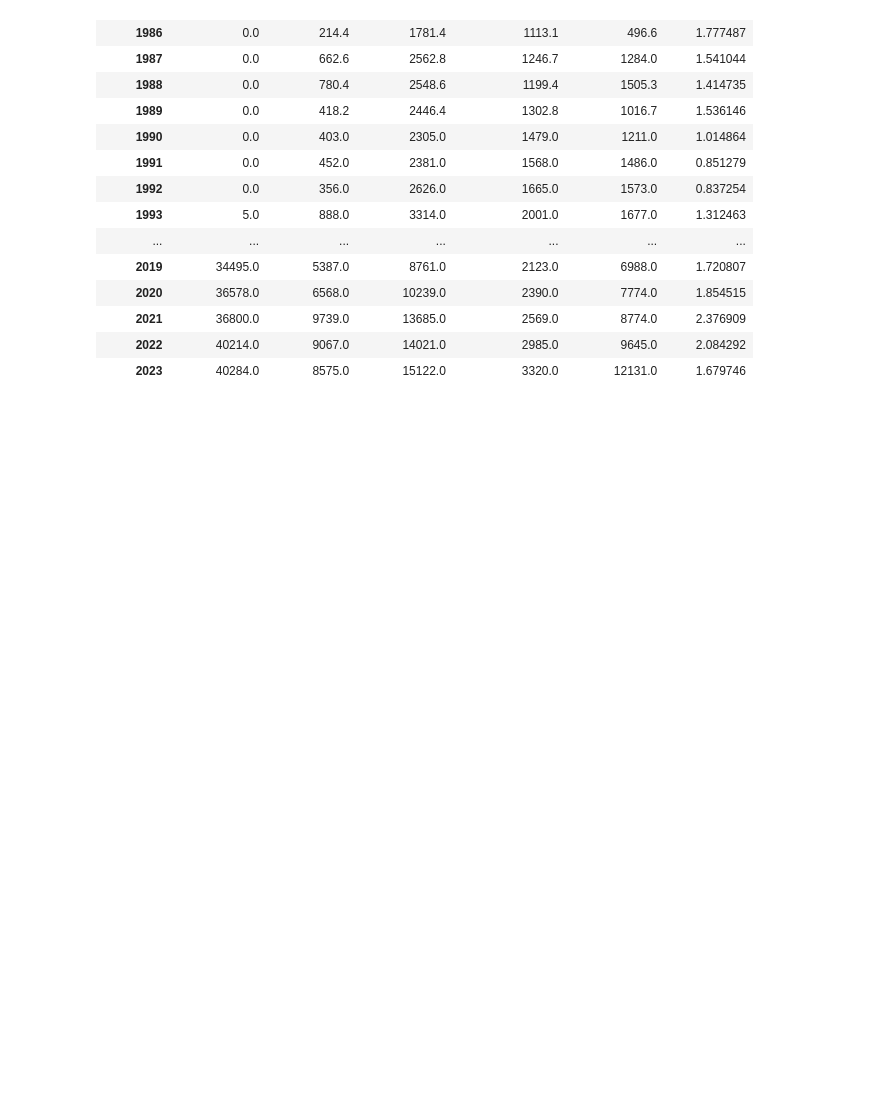
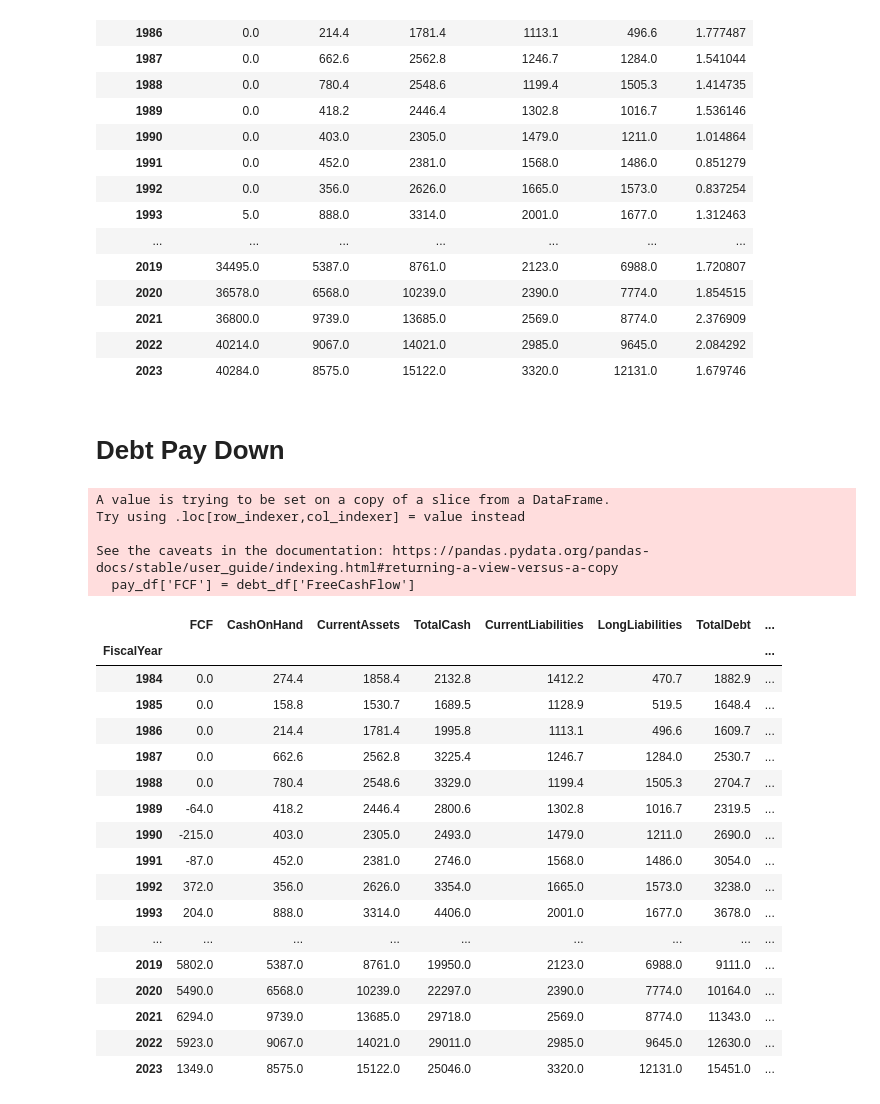
Before and after one commit to harveywargo2/Freedom-Fund-Repo, a Jupyter notebook: Analysis-NoteBooks/TXN-Texas_Instruments/Analysis-Debt.ipynb, the cells around one changed output. Saved outputs shown, nothing was run; the diff lists cells and outputs as text; code cells hidden in the pictures; blank space fills up the shorter version.

```diff
--- a/Analysis-NoteBooks/TXN-Texas_Instruments/Analysis-Debt.ipynb
+++ b/Analysis-NoteBooks/TXN-Texas_Instruments/Analysis-Debt.ipynb
@@ -99,3 +99,39 @@ See the caveats in the documentation: https://pandas.pydata.org/pandas-docs/stab
 | 2021 | 36800.0 | 9739.0 | 13685.0 | 2569.0 | 8774.0 | 2.376909 |
 | 2022 | 40214.0 | 9067.0 | 14021.0 | 2985.0 | 9645.0 | 2.084292 |
 | 2023 | 40284.0 | 8575.0 | 15122.0 | 3320.0 | 12131.0 | 1.679746 |
+# %% [markdown]
+# Debt Pay Down
+# %%
+pay_df = ctd_df[['CashOnHand', 'CurrentAssets', 'CurrentLiabilities', 'LongLiabilities']]
+pay_df['FCF'] = debt_df['FreeCashFlow']
+pay_df['TotalCash'] = pay_df['CurrentAssets'] + pay_df['CashOnHand'] + pay_df['FCF']
+pay_df['TotalDebt'] = pay_df['CurrentLiabilities'] + pay_df['LongLiabilities']
+pay_df = pay_df.reindex(columns=['FCF', 'CashOnHand', 'CurrentAssets', 'TotalCash', 'CurrentLiabilities', 'LongLiabilities', 'TotalDebt'])
+pay_df['Leverage'] = round(pay_df['TotalDebt'] / pay_df['TotalCash'], 2)
+
+
+pay_df
+# %% [output]
+A value is trying to be set on a copy of a slice from a DataFrame.
+Try using .loc[row_indexer,col_indexer] = value instead
+
+See the caveats in the documentation: https://pandas.pydata.org/pandas-docs/stable/user_guide/indexing.html#returning-a-view-versus-a-copy
+  pay_df['FCF'] = debt_df['FreeCashFlow']
+|  | FCF | CashOnHand | CurrentAssets | TotalCash | CurrentLiabilities | LongLiabilities | TotalDebt | ... |
+| FiscalYear |  |  |  |  |  |  |  | ... |
+| 1984 | 0.0 | 274.4 | 1858.4 | 2132.8 | 1412.2 | 470.7 | 1882.9 | ... |
+| 1985 | 0.0 | 158.8 | 1530.7 | 1689.5 | 1128.9 | 519.5 | 1648.4 | ... |
+| 1986 | 0.0 | 214.4 | 1781.4 | 1995.8 | 1113.1 | 496.6 | 1609.7 | ... |
+| 1987 | 0.0 | 662.6 | 2562.8 | 3225.4 | 1246.7 | 1284.0 | 2530.7 | ... |
+| 1988 | 0.0 | 780.4 | 2548.6 | 3329.0 | 1199.4 | 1505.3 | 2704.7 | ... |
+| 1989 | -64.0 | 418.2 | 2446.4 | 2800.6 | 1302.8 | 1016.7 | 2319.5 | ... |
+| 1990 | -215.0 | 403.0 | 2305.0 | 2493.0 | 1479.0 | 1211.0 | 2690.0 | ... |
+| 1991 | -87.0 | 452.0 | 2381.0 | 2746.0 | 1568.0 | 1486.0 | 3054.0 | ... |
+| 1992 | 372.0 | 356.0 | 2626.0 | 3354.0 | 1665.0 | 1573.0 | 3238.0 | ... |
+| 1993 | 204.0 | 888.0 | 3314.0 | 4406.0 | 2001.0 | 1677.0 | 3678.0 | ... |
+| ... | ... | ... | ... | ... | ... | ... | ... | ... |
+| 2019 | 5802.0 | 5387.0 | 8761.0 | 19950.0 | 2123.0 | 6988.0 | 9111.0 | ... |
+| 2020 | 5490.0 | 6568.0 | 10239.0 | 22297.0 | 2390.0 | 7774.0 | 10164.0 | ... |
+| 2021 | 6294.0 | 9739.0 | 13685.0 | 29718.0 | 2569.0 | 8774.0 | 11343.0 | ... |
+| 2022 | 5923.0 | 9067.0 | 14021.0 | 29011.0 | 2985.0 | 9645.0 | 12630.0 | ... |
+| 2023 | 1349.0 | 8575.0 | 15122.0 | 25046.0 | 3320.0 | 12131.0 | 15451.0 | ... |
```
Also changed, not shown: parts of 2 cells of this notebook.
